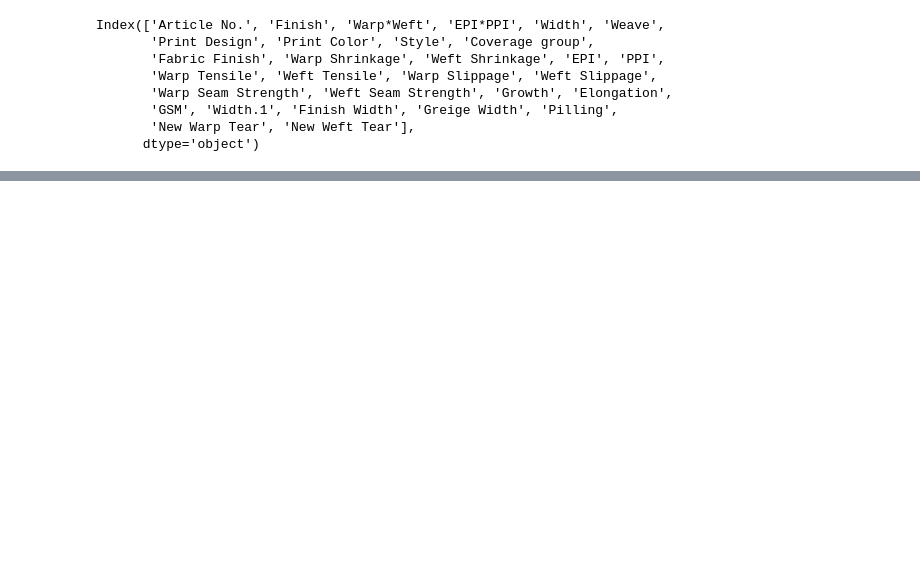
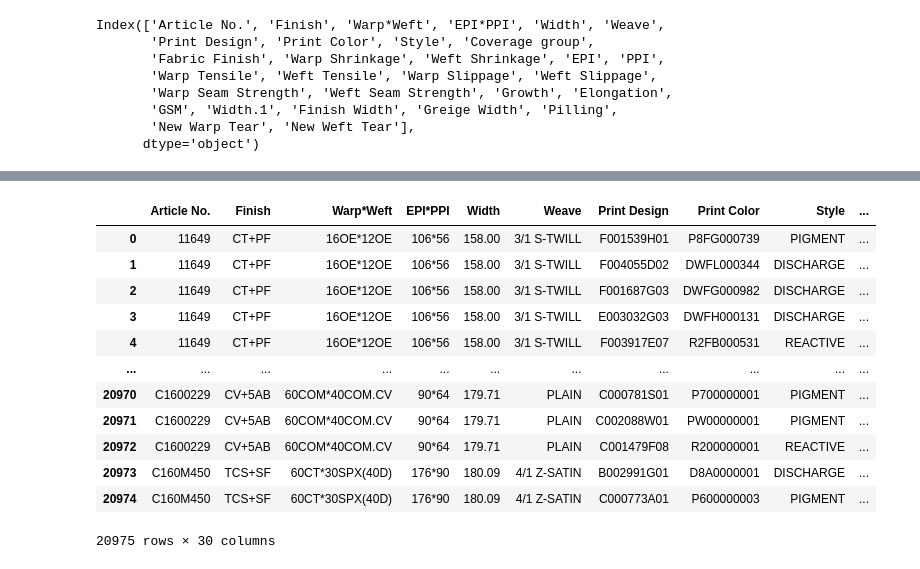
Before and after one commit to sinchan-s/F3P, a Jupyter notebook: main.ipynb, the cells around one changed output, grey strips where cells are left out. Drawn from its saved outputs; the diff is of its cells as text; code cells hidden in the pictures; blank space fills up the shorter version.

```diff
--- a/main.ipynb
+++ b/main.ipynb
@@ -183,0 +182,16 @@ Name: New Weft Tear, Length: 20975, dtype: float64
+# %%
+new_df
+# %% [output]
+|  | Article No. | Finish | Warp*Weft | EPI*PPI | Width | Weave | Print Design | Print Color | Style | ... |
+| 0 | 11649 | CT+PF | 16OE*12OE | 106*56 | 158.00 | 3/1 S-TWILL | F001539H01 | P8FG000739 | PIGMENT | ... |
+| 1 | 11649 | CT+PF | 16OE*12OE | 106*56 | 158.00 | 3/1 S-TWILL | F004055D02 | DWFL000344 | DISCHARGE | ... |
+| 2 | 11649 | CT+PF | 16OE*12OE | 106*56 | 158.00 | 3/1 S-TWILL | F001687G03 | DWFG000982 | DISCHARGE | ... |
+| 3 | 11649 | CT+PF | 16OE*12OE | 106*56 | 158.00 | 3/1 S-TWILL | E003032G03 | DWFH000131 | DISCHARGE | ... |
+| 4 | 11649 | CT+PF | 16OE*12OE | 106*56 | 158.00 | 3/1 S-TWILL | F003917E07 | R2FB000531 | REACTIVE | ... |
+| ... | ... | ... | ... | ... | ... | ... | ... | ... | ... | ... |
+| 20970 | C1600229 | CV+5AB | 60COM*40COM.CV | 90*64 | 179.71 | PLAIN | C000781S01 | P700000001 | PIGMENT | ... |
+| 20971 | C1600229 | CV+5AB | 60COM*40COM.CV | 90*64 | 179.71 | PLAIN | C002088W01 | PW00000001 | PIGMENT | ... |
+| 20972 | C1600229 | CV+5AB | 60COM*40COM.CV | 90*64 | 179.71 | PLAIN | C001479F08 | R200000001 | REACTIVE | ... |
+| 20973 | C160M450 | TCS+SF | 60CT*30SPX(40D) | 176*90 | 180.09 | 4/1 Z-SATIN | B002991G01 | D8A0000001 | DISCHARGE | ... |
+| 20974 | C160M450 | TCS+SF | 60CT*30SPX(40D) | 176*90 | 180.09 | 4/1 Z-SATIN | C000773A01 | P600000003 | PIGMENT | ... |
+20975 rows × 30 columns
```
Also changed, not shown: parts of 13 cells of this notebook, 2 other files.
